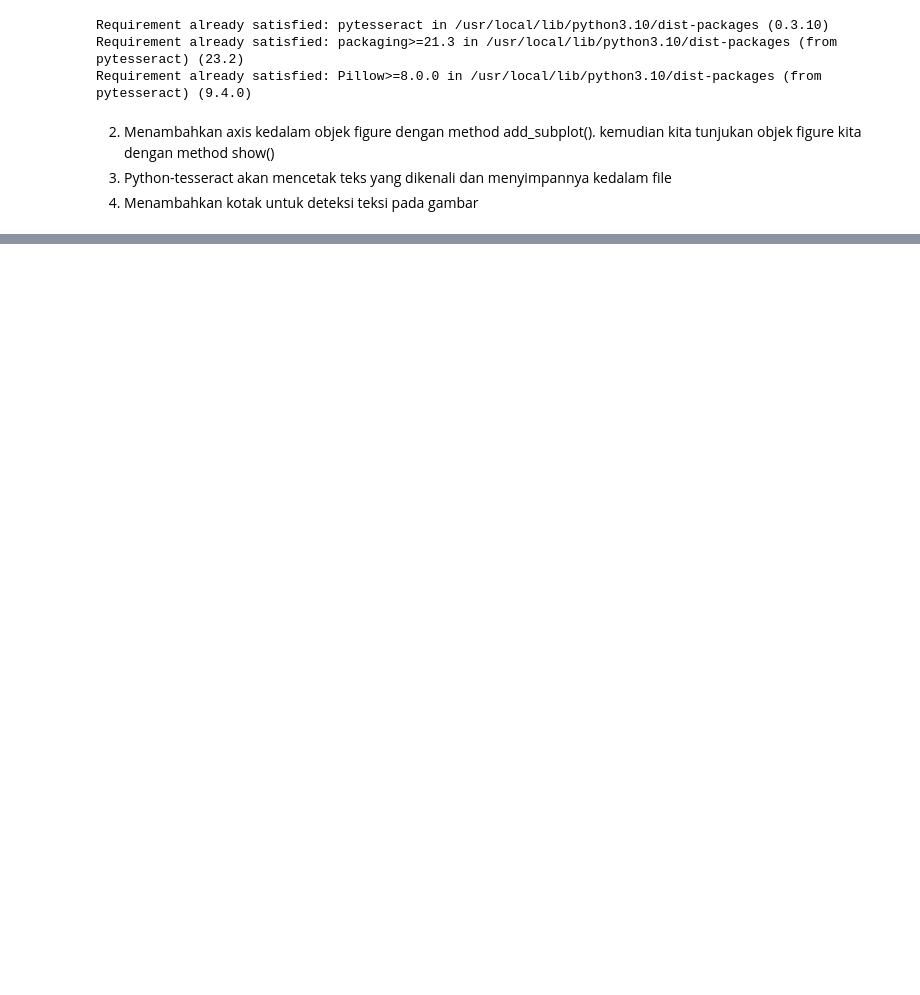
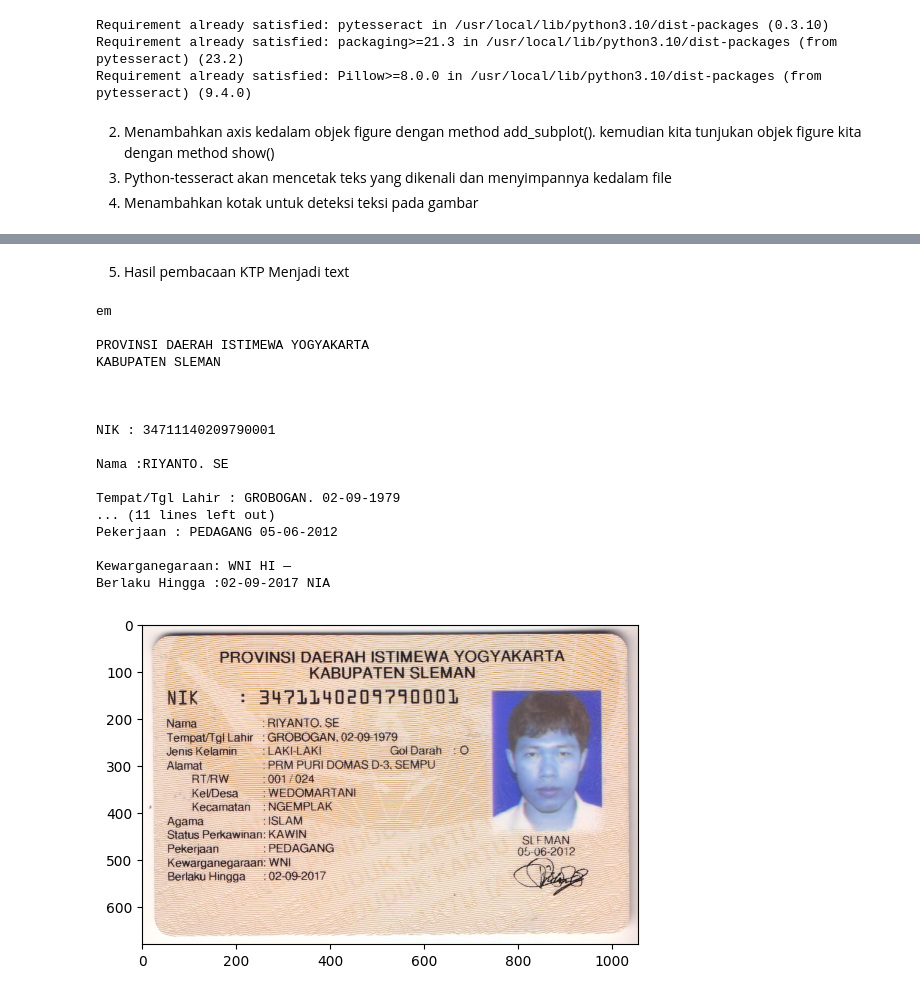
Before and after one commit to RizqiRHuda/PVCK_Semester5, a Jupyter notebook: week10.ipynb, the cells around one changed output, grey strips where cells are left out. Cells and saved outputs as stored; diff of their text form; code cells hidden in the pictures; blank space fills up the shorter version.

```diff
--- a/week10.ipynb
+++ b/week10.ipynb
@@ -273,0 +300,29 @@ TesseractNotFoundError: ignored
+# %% [markdown]
+5. Hasil pembacaan KTP Menjadi text
+# %%
+img = cv.imread('/content/drive/MyDrive/img_python/content/img_week7/ktp.png')
+plt.imshow(img)
+
+print(text2)
+text = text1[text1.conf != -1]
+lines = text.groupby('block_num')['text'].apply(list)
+conf = text.groupby(['block_num'])['conf'].mean()
+# %% [output]
+em
+
+PROVINSI DAERAH ISTIMEWA YOGYAKARTA
+KABUPATEN SLEMAN
+
+
+
+NIK : 34711140209790001
+
+Nama :RIYANTO. SE
+
+Tempat/Tgl Lahir : GROBOGAN. 02-09-1979
+... (11 lines left out)
+Pekerjaan : PEDAGANG 05-06-2012
+
+Kewarganegaraan: WNI HI —
+Berlaku Hingga :02-09-2017 NIA
+[figure, added]
```
Also changed, not shown: parts of 9 cells of this notebook.
